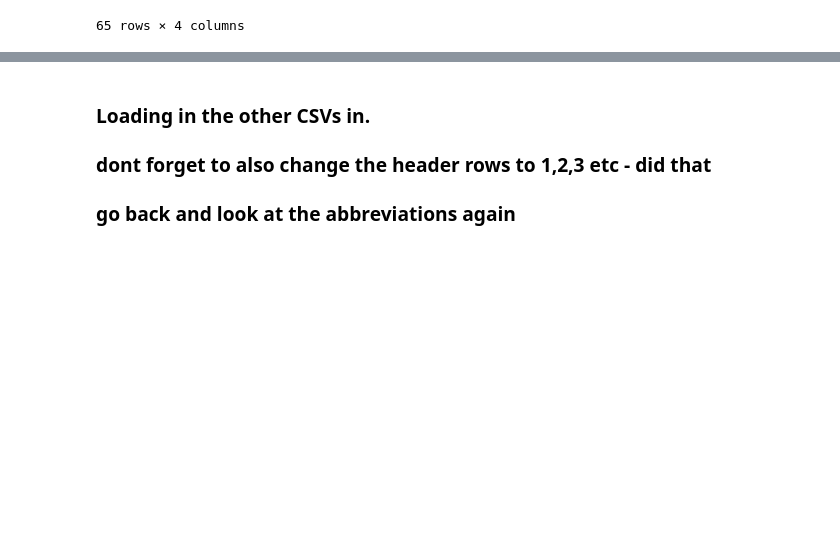
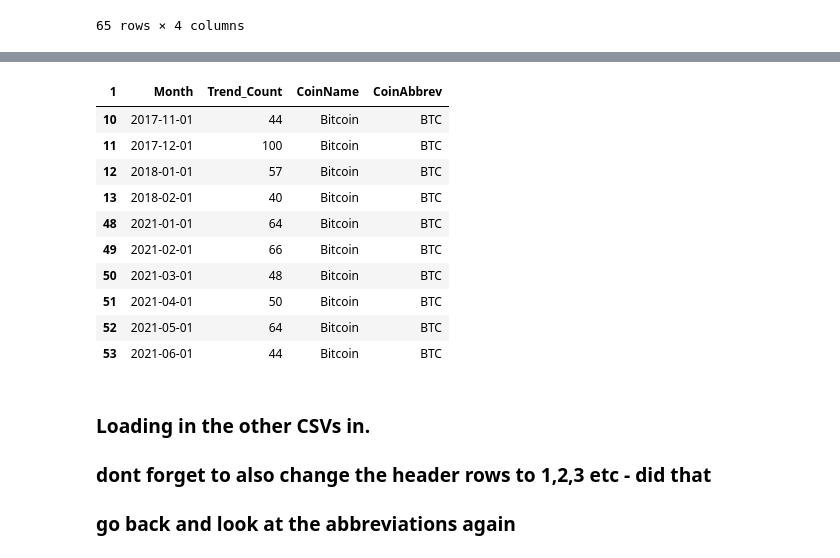
Before and after one commit to mrmoya413/Capstone_RudyMoya, a Jupyter notebook: Notebooks/Rudy_Moya_Capstone.ipynb, the cells around one changed output, grey strips where cells are left out. Saved outputs shown, nothing was run; the diff lists cells and outputs as text; code cells hidden in the pictures; blank space fills up the shorter version.

```diff
--- a/Notebooks/Rudy_Moya_Capstone.ipynb
+++ b/Notebooks/Rudy_Moya_Capstone.ipynb
@@ -112,3 +145,20 @@ plt.show()
+# %%
+slice_list = [10,11,12,13,48,49,50,51,52,53]
+
+googlebitcoinPeaktable = googlebitcoin1.iloc[googlebitcoin1.index.isin(slice_list)]
+googlebitcoinPeaktable
+# %% [output]
+| 1 | Month | Trend_Count | CoinName | CoinAbbrev |
+| 10 | 2017-11-01 | 44 | Bitcoin | BTC |
+| 11 | 2017-12-01 | 100 | Bitcoin | BTC |
+| 12 | 2018-01-01 | 57 | Bitcoin | BTC |
+| 13 | 2018-02-01 | 40 | Bitcoin | BTC |
+| 48 | 2021-01-01 | 64 | Bitcoin | BTC |
+| 49 | 2021-02-01 | 66 | Bitcoin | BTC |
+| 50 | 2021-03-01 | 48 | Bitcoin | BTC |
+| 51 | 2021-04-01 | 50 | Bitcoin | BTC |
+| 52 | 2021-05-01 | 64 | Bitcoin | BTC |
+| 53 | 2021-06-01 | 44 | Bitcoin | BTC |
 # %% [markdown]
 ### Loading in the other CSVs in.
 
```
Also changed, not shown: parts of 8 cells of this notebook.
